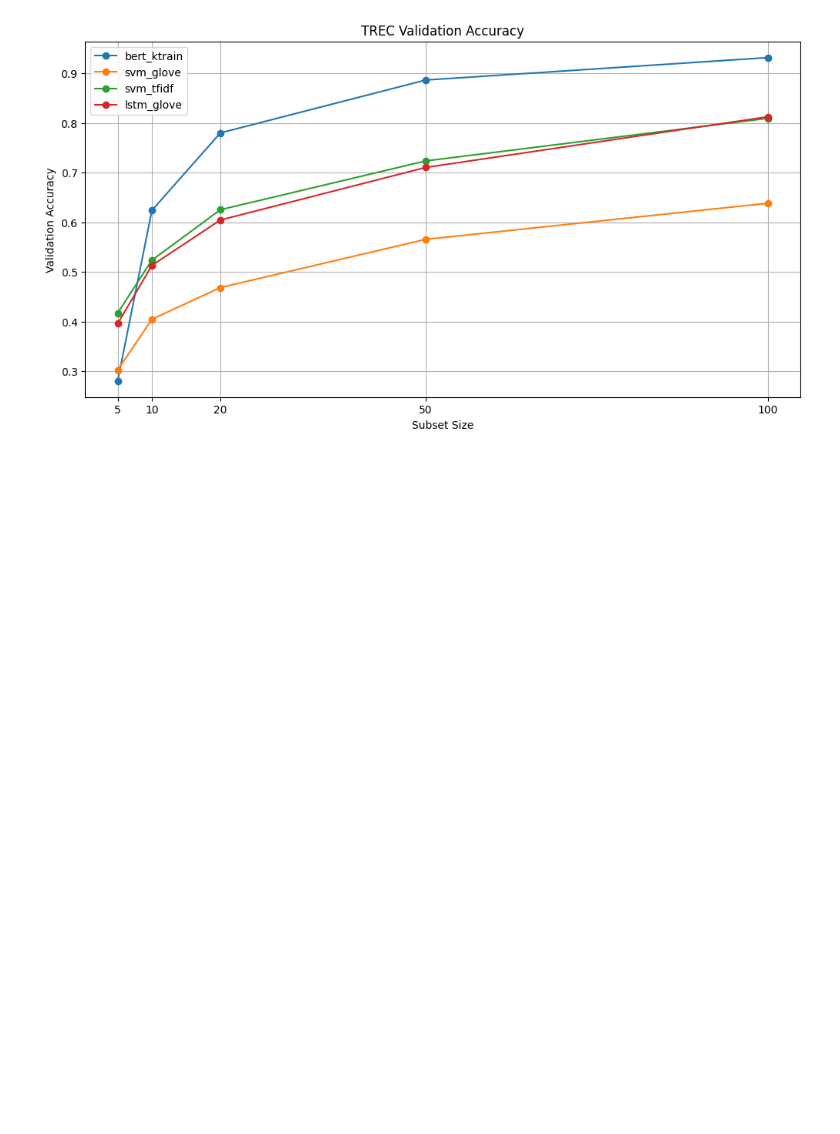
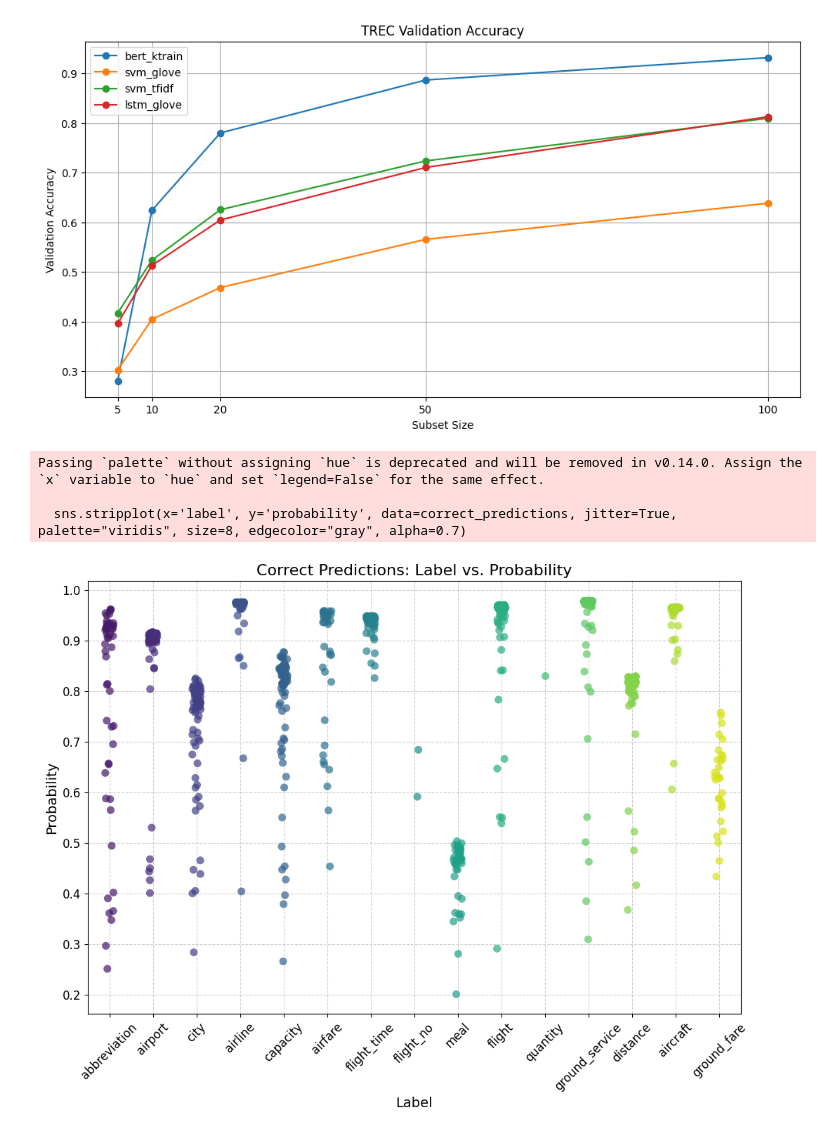
Before and after one commit to elephanti/NLPProject2024, a Jupyter notebook: classifiers/classifiers_plots.ipynb, the cells around one changed output. Saved outputs shown, nothing was run; the diff lists cells and outputs as text; code cells hidden in the pictures; blank space fills up the shorter version.

Commit message:
graphs

```diff
--- a/classifiers/classifiers_plots.ipynb
+++ b/classifiers/classifiers_plots.ipynb
@@ -74,3 +67,28 @@ plt.grid(True)
 plt.show()
 # %% [output]
 [figure]
+# %%
+# Load the data
+df = pd.read_csv('filtered_datasets/Lambada/GPT2/ATIS/bert_ktrain/GPT2_ATIS_100_augmented_data_bert_ktrain.csv')
+
+# Filter correct predictions
+correct_predictions = df[df['label'] == df['predicted_label']]
+
+# Filter incorrect predictions
+incorrect_predictions = df[df['label'] != df['predicted_label']]
+# %%
+plt.figure(figsize=(12, 8))
+sns.stripplot(x='label', y='probability', data=correct_predictions, jitter=True, palette="viridis", size=8, edgecolor="gray", alpha=0.7)
+
+plt.xlabel('Label', fontsize=14)
+plt.ylabel('Probability', fontsize=14)
+plt.title('Correct Predictions: Label vs. Probability', fontsize=16)
+plt.xticks(rotation=45, fontsize=12)
+plt.yticks(fontsize=12)
+plt.grid(True, linestyle='--', alpha=0.6)
+plt.show()
+# %% [output]
+Passing `palette` without assigning `hue` is deprecated and will be removed in v0.14.0. Assign the `x` variable to `hue` and set `legend=False` for the same effect.
+
+  sns.stripplot(x='label', y='probability', data=correct_predictions, jitter=True, palette="viridis", size=8, edgecolor="gray", alpha=0.7)
+[figure, added]
```
Also changed, not shown: parts of 7 cells of this notebook.
